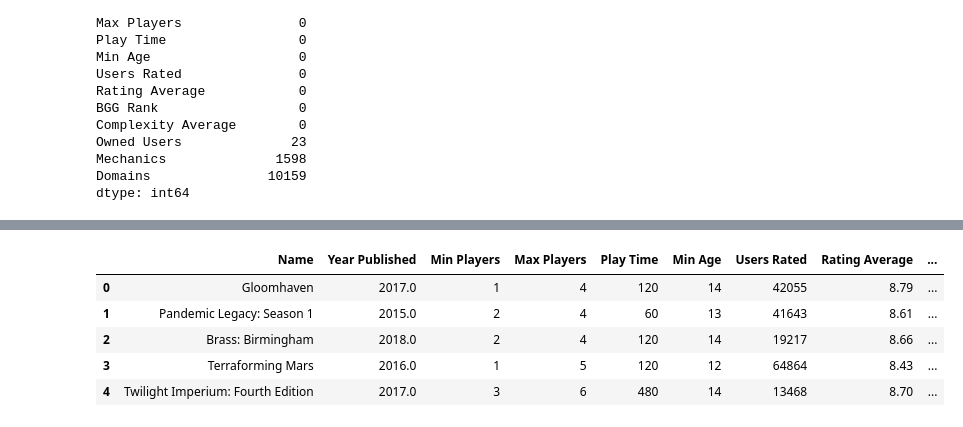
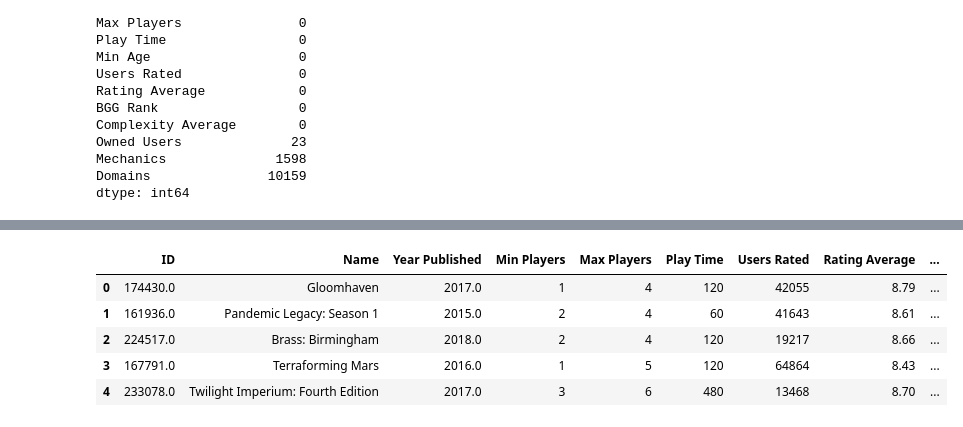
Before and after one commit to DovWong/EDA-PRoject, a Jupyter notebook: Start.ipynb, the cells around one changed output, grey strips where cells are left out. Cells and saved outputs as stored; diff of their text form; code cells hidden in the pictures.

```diff
--- a/Start.ipynb
+++ b/Start.ipynb
@@ -106,6 +106,3 @@ Owned Users              23
 Mechanics              1598
 Domains               10159
 dtype: int64
-# %%
-#ID and Mechanics(Too many groups) are useless in our analysis
-df = df.drop(columns = ["ID", "Mechanics"])
@@ -111,0 +121,7 @@ df = df.drop(columns = ["ID", "Mechanics"])
+# %%
+# Total number: 20343
+df_total_number = df["Name"].count()
+print("Original number of entries in dataset:", df_total_number)
+df = df.dropna(subset = ["Year Published"])
+df = df.drop(columns = ["Min Age", "Domains"])
+df.info()
@@ -111,0 +161,4 @@ df = df.drop(columns = ["ID", "Mechanics"])
+# %%
+df2 = df[(df["Min Players"] > 0) & (df["Max Players"] > 0) & (df["Play Time"] > 0) & (df["Complexity Average"] > 0) & (df["Owned Users"] > 0)]
+df2 = df2.dropna(subset = ["Year Published"])
+print(df2.info())
@@ -112,9 +207,9 @@ df = df.drop(columns = ["ID", "Mechanics"])
 # %%
-df.head()
+df2.head()
 # %% [output]
-|  | Name | Year Published | Min Players | Max Players | Play Time | Min Age | Users Rated | Rating Average | ... |
-| 0 | Gloomhaven | 2017.0 | 1 | 4 | 120 | 14 | 42055 | 8.79 | ... |
-| 1 | Pandemic Legacy: Season 1 | 2015.0 | 2 | 4 | 60 | 13 | 41643 | 8.61 | ... |
-| 2 | Brass: Birmingham | 2018.0 | 2 | 4 | 120 | 14 | 19217 | 8.66 | ... |
-| 3 | Terraforming Mars | 2016.0 | 1 | 5 | 120 | 12 | 64864 | 8.43 | ... |
-| 4 | Twilight Imperium: Fourth Edition | 2017.0 | 3 | 6 | 480 | 14 | 13468 | 8.70 | ... |
+|  | ID | Name | Year Published | Min Players | Max Players | Play Time | Users Rated | Rating Average | ... |
+| 0 | 174430.0 | Gloomhaven | 2017.0 | 1 | 4 | 120 | 42055 | 8.79 | ... |
+| 1 | 161936.0 | Pandemic Legacy: Season 1 | 2015.0 | 2 | 4 | 60 | 41643 | 8.61 | ... |
+| 2 | 224517.0 | Brass: Birmingham | 2018.0 | 2 | 4 | 120 | 19217 | 8.66 | ... |
+| 3 | 167791.0 | Terraforming Mars | 2016.0 | 1 | 5 | 120 | 64864 | 8.43 | ... |
+| 4 | 233078.0 | Twilight Imperium: Fourth Edition | 2017.0 | 3 | 6 | 480 | 13468 | 8.70 | ... |
```
Also changed, not shown: parts of 28 cells of this notebook.
